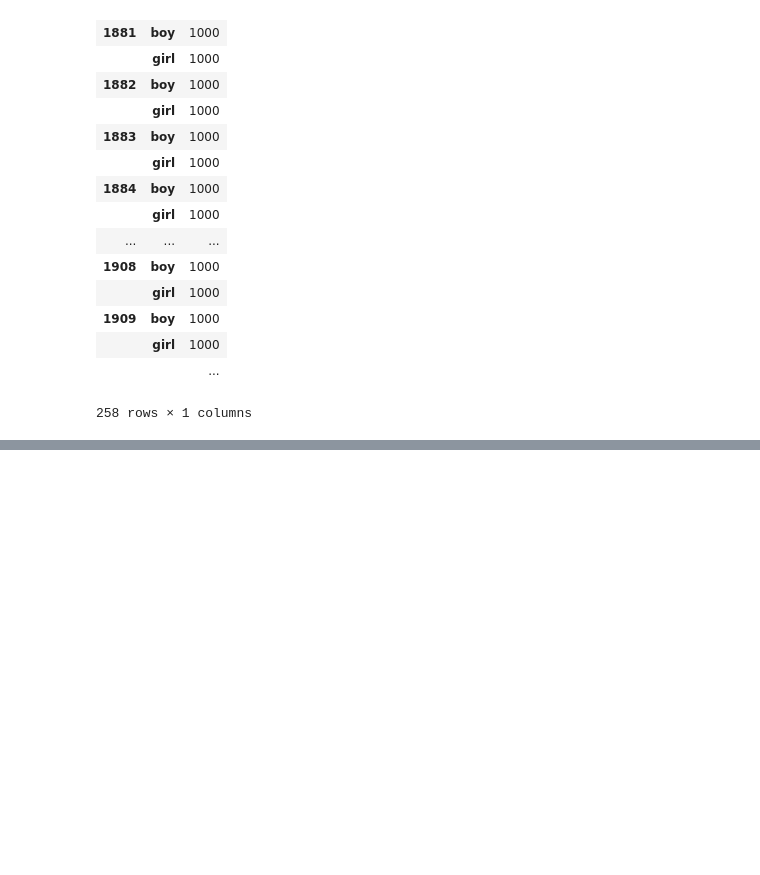
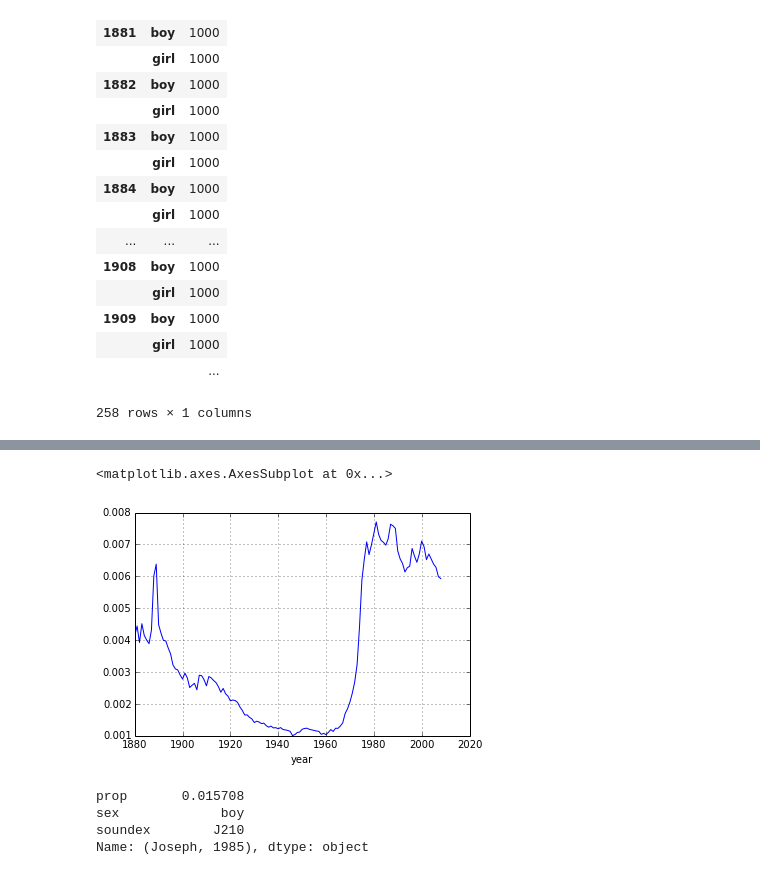
Before and after one commit to joebrew/misc, a Jupyter notebook: python/pandas_tutorial/BabyNames.ipynb, the cells around one changed output, grey strips where cells are left out. Cells and saved outputs as stored; diff of their text form; code cells hidden in the pictures; blank space fills up the shorter version.

```diff
--- a/python/pandas_tutorial/BabyNames.ipynb
+++ b/python/pandas_tutorial/BabyNames.ipynb
@@ -156,0 +284,13 @@ DataFrame(names.groupby(['year', 'sex']).size())
+# %%
+idf.ix['Benjamin'].prop.plot()
+# %% [output]
+<matplotlib.axes.AxesSubplot at 0x...>
+[figure, added]
+# %%
+# We can also index on year and name
+idf.ix['Joseph', 1985]
+# %% [output]
+prop       0.015708
+sex             boy
+soundex        J210
+Name: (Joseph, 1985), dtype: object
```
Also changed, not shown: parts of 54 cells of this notebook.
